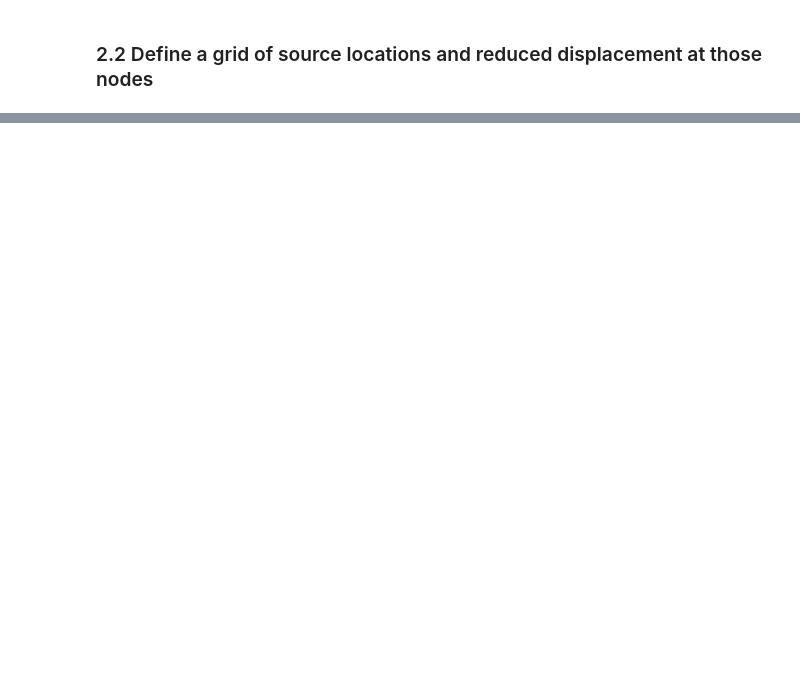
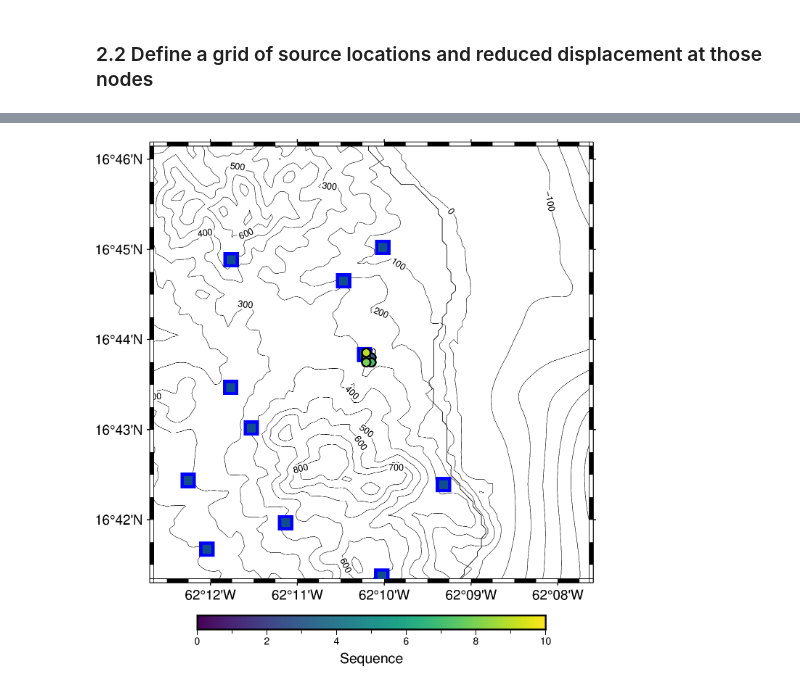
Before and after one commit to gthompson/MESS2024_Glenn, a Jupyter notebook: src/30_ASL/00_locate_tremor.ipynb, the cells around one changed output, grey strips where cells are left out. Cells and saved outputs as stored; diff of their text form; code cells hidden in the pictures; blank space fills up the shorter version.

Commit message:
grid of synthetic sources working. but misift doesn't seem to work that well on actual PF data - at least cannot match Joilly et al

```diff
--- a/src/30_ASL/00_locate_tremor.ipynb
+++ b/src/30_ASL/00_locate_tremor.ipynb
@@ -141,0 +146,79 @@ aslobj.plot(source, cross_scale=1e2, zoom_level=2, threshold_DR=500.0, scale=1e-
+# %%
+import os
+import sys
+import numpy as np
+import time
+import obspy
+from obspy import read_inventory
+sys.path.append('../lib')
+import setup_paths
+paths = setup_paths.paths
+from SAM import DSAM
+from ASL import montserrat_topo_map, Grid, ASL, simulate_DSAM
+import pipelines
+
+# same parameters as before
+Q = 23
+surfaceWaveSpeed_kms = 1.5 # km/s
+peakf = 8.0
+
+# same grid as before
+source = {'lat':16.71111, 'lon':-62.17722}
+#node_spacing_m = 20
+node_spacing_m = 100
+grid_size_lat_m = 10000
+grid_size_lon_m = 8000
+nlat = int(grid_size_lat_m/node_spacing_m) + 1
+nlon = int(grid_size_lon_m/node_spacing_m) + 1
+gridobj = Grid(source['lat'], source['lon'], nlat, nlon, node_spacing_m)
+
+# Load the waveform data & fix Montserrat Trace IDs
+st1 = obspy.read('/shares/hal9000/share/data/SEISAN_DB/WAV/DSNC_/1999/08/1999-08-12-1120-46S.MVO___019', format='seisan')
+st2 = obspy.read('/shares/hal9000/share/data/SEISAN_DB/WAV/DSNC_/1999/08/1999-08-12-1140-46S.MVO___019', format='seisan')
+st = st1 + st2
+pipelines.fix_montserrat_seed_ids(st)
+st.merge(method=0, fill_value=0)
+st = st.select(component='Z')
+#st.plot(equal_scale=False);
+
+# Load inventory
+invMVO = read_inventory(os.path.join(paths['RESPONSE_DIR'],'MV.xml'), format='stationxml')
+
+# drop bad traces. MBGH has no signal, MBMH is noisy.
+for tr in st.select(station="MBGH"):
+    st.remove(tr)
+for tr in st.select(station="MBMH"):
+    st.remove(tr)
+
+# remove instrument response - and set units accordingly IMPORTANT!
+pre_filt = [0.4, 0.5, 18, 20]
+#pre_filt = [6.0, 7.0, 9.0, 10.0]
+st.remove_response(inventory=invMVO, pre_filt=pre_filt, output="DISP", plot=False)
+for tr in st:
+    tr.stats['units'] = 'm'
+#st.plot(equal_scale=True);
+
+# compute DSAM data with 10-s time window
+for tr in st:
+    tr.stats['units'] = 'm'
+dsamObj = DSAM(stream=st, sampling_interval=10)
+#print(dsamObj)
+#dsamObj.plot(metrics='rms', equal_scale=True)
+
+source1 = {'lat':16.71111, 'lon':-62.17722}
+DRSobj = dsamObj.compute_reduced_displacement(invMVO, source1, surfaceWaves=True, Q=None, wavespeed_kms=1.5)
+
+DRSmaxrms = DRSobj.max(metric='VT')
+print(f'Maximum DRS assuming fixed source is: {DRSmaxrms}')
+#DRSobj.plot(equal_scale=True)
+
+aslobj = ASL(dsamObj, 'VT', invMVO, gridobj)
+
+aslobj.compute_grid_distances()
+
+aslobj.compute_amplitude_corrections(surfaceWaves=True, wavespeed_kms=surfaceWaveSpeed_kms, Q=None, fix_peakf = peakf)
+
+source_pf = aslobj.fast_locate()
+
+aslobj.plot(source_pf, zoom_level=1, threshold_DR=0.03, scale=0.2, join=True, number=10, equal_size=True, add_labels=False)
+# %% [output]
@@ -141,0 +236 @@ aslobj.plot(source, cross_scale=1e2, zoom_level=2, threshold_DR=500.0, scale=1e-
+[figure, added]
```
Also changed, not shown: parts of 32 cells of this notebook, 3 other files.
